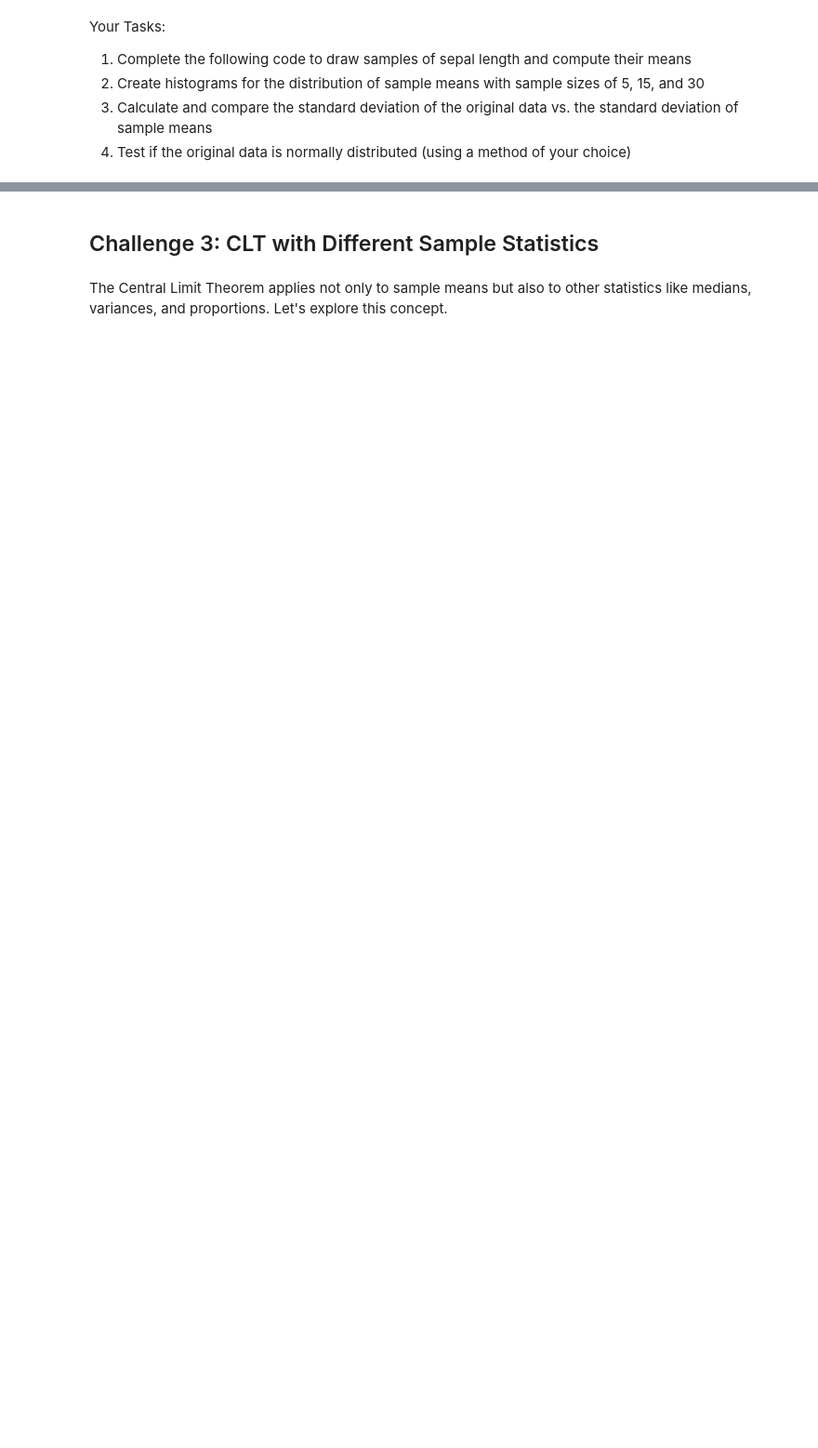
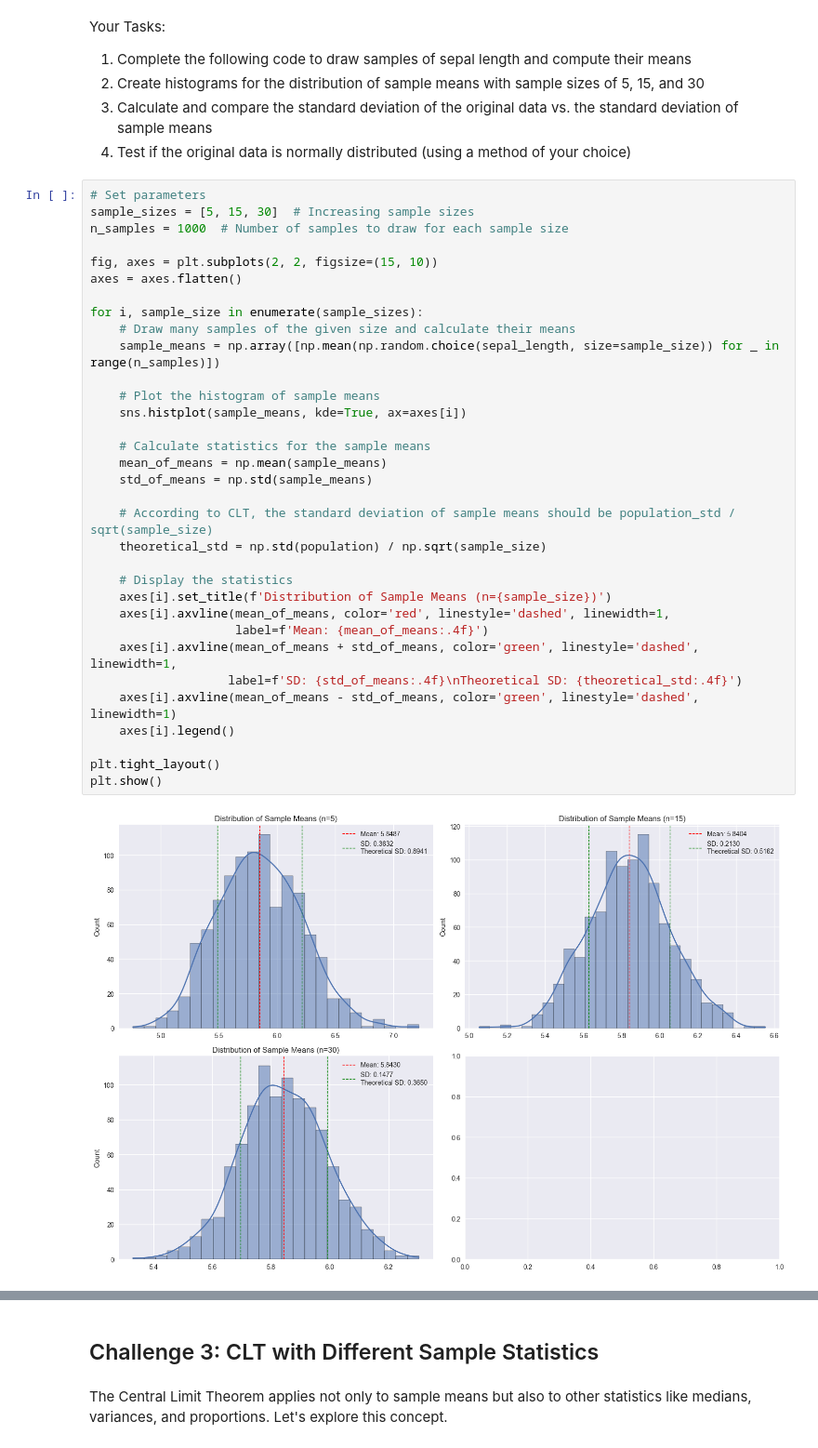
Before and after one commit to martijnooo/lab-clt-normality, a Jupyter notebook: your-code/main.ipynb, the cells around one changed output, grey strips where cells are left out. Shown at 93% size. Drawn from its saved outputs; the diff is of its cells as text; blank space fills up the shorter version.

```diff
--- a/your-code/main.ipynb
+++ b/your-code/main.ipynb
@@ -123,3 +187,38 @@ Your Tasks:
 2. Create histograms for the distribution of sample means with sample sizes of 5, 15, and 30
 3. Calculate and compare the standard deviation of the original data vs. the standard deviation of sample means
 4. Test if the original data is normally distributed (using a method of your choice)
+# %%
+# Set parameters
+sample_sizes = [5, 15, 30]  # Increasing sample sizes
+n_samples = 1000  # Number of samples to draw for each sample size
+
+fig, axes = plt.subplots(2, 2, figsize=(15, 10))
+axes = axes.flatten()
+
+for i, sample_size in enumerate(sample_sizes):
+    # Draw many samples of the given size and calculate their means
+    sample_means = np.array([np.mean(np.random.choice(sepal_length, size=sample_size)) for _ in range(n_samples)])
+
+    # Plot the histogram of sample means
+    sns.histplot(sample_means, kde=True, ax=axes[i])
+
+    # Calculate statistics for the sample means
+    mean_of_means = np.mean(sample_means)
+    std_of_means = np.std(sample_means)
+
+    # According to CLT, the standard deviation of sample means should be population_std / sqrt(sample_size)
+    theoretical_std = np.std(population) / np.sqrt(sample_size)
+
+    # Display the statistics
+    axes[i].set_title(f'Distribution of Sample Means (n={sample_size})')
+    axes[i].axvline(mean_of_means, color='red', linestyle='dashed', linewidth=1,
+                    label=f'Mean: {mean_of_means:.4f}')
+    axes[i].axvline(mean_of_means + std_of_means, color='green', linestyle='dashed', linewidth=1,
+                   label=f'SD: {std_of_means:.4f}\nTheoretical SD: {theoretical_std:.4f}')
+    axes[i].axvline(mean_of_means - std_of_means, color='green', linestyle='dashed', linewidth=1)
+    axes[i].legend()
+
+plt.tight_layout()
+plt.show()
+# %% [output]
+[figure, added]
```
Also changed, not shown: parts of 15 cells of this notebook.
